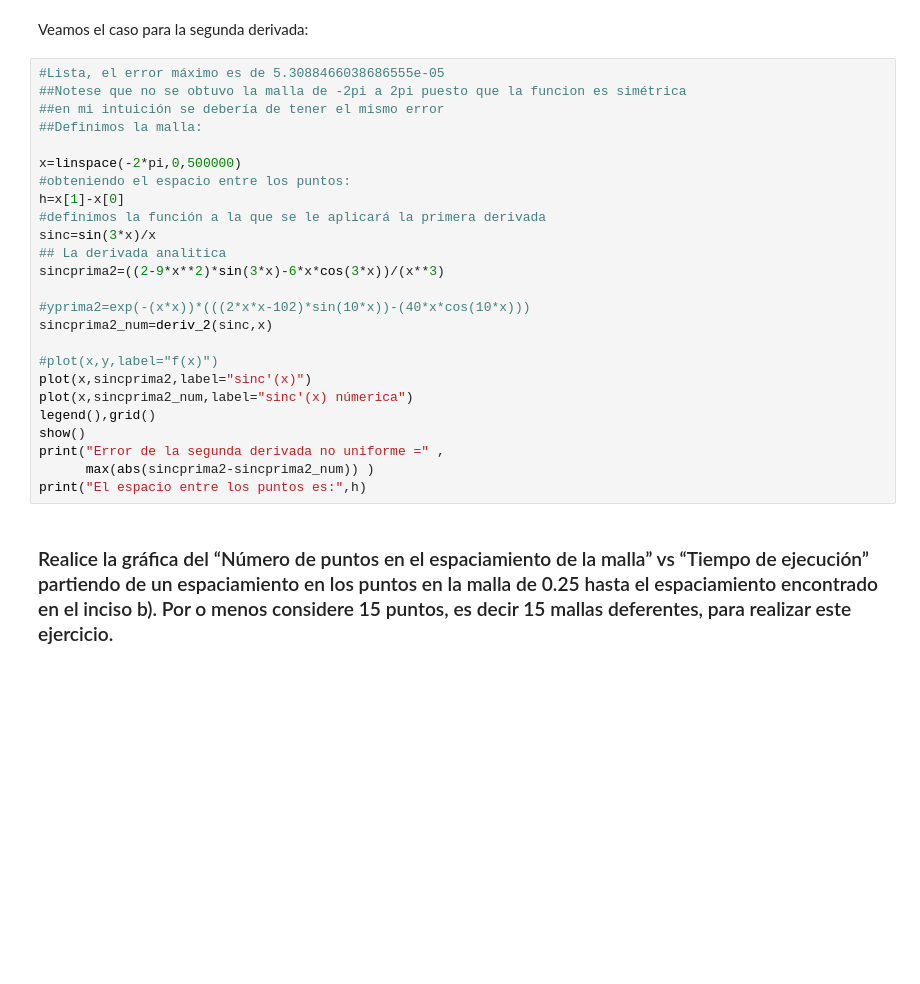
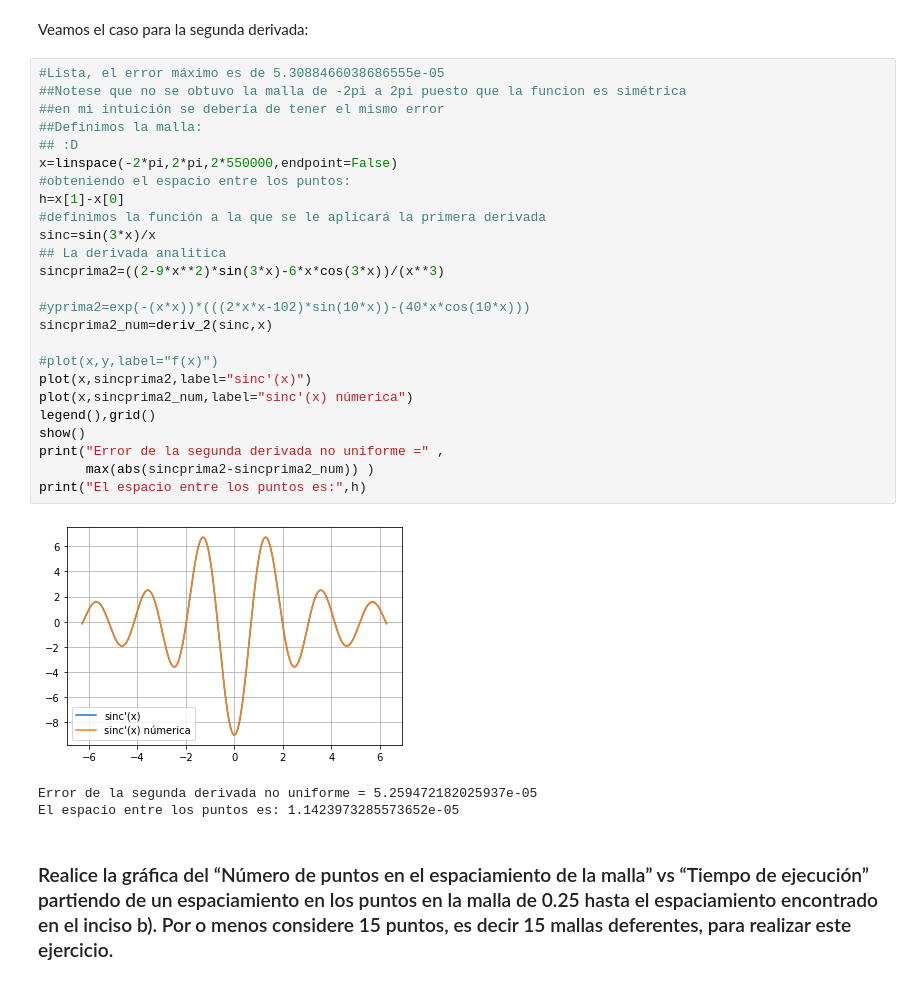
Before and after one commit to marthaaquino/Fisica-computacional, a Jupyter notebook: Tarea1.ipynb, the cells around one changed output. Cells and saved outputs as stored; diff of their text form; blank space fills up the shorter version.

```diff
--- a/Tarea1.ipynb
+++ b/Tarea1.ipynb
@@ -633,28 +621,32 @@ Veamos el caso para la segunda derivada:
 # %%
 #Lista, el error máximo es de 5.3088466038686555e-05
 ##Notese que no se obtuvo la malla de -2pi a 2pi puesto que la funcion es simétrica
 ##en mi intuición se debería de tener el mismo error
 ##Definimos la malla:
-
-x=linspace(-2*pi,0,500000)
+## :D
+x=linspace(-2*pi,2*pi,2*550000,endpoint=False)
 #obteniendo el espacio entre los puntos:
 h=x[1]-x[0]
 #definimos la función a la que se le aplicará la primera derivada
 sinc=sin(3*x)/x
 ## La derivada analitica
 sincprima2=((2-9*x**2)*sin(3*x)-6*x*cos(3*x))/(x**3)
 
 #yprima2=exp(-(x*x))*(((2*x*x-102)*sin(10*x))-(40*x*cos(10*x)))
 sincprima2_num=deriv_2(sinc,x)
 
 #plot(x,y,label="f(x)")
 plot(x,sincprima2,label="sinc'(x)")
 plot(x,sincprima2_num,label="sinc'(x) númerica")
 legend(),grid()
 show()
 print("Error de la segunda derivada no uniforme =" ,
       max(abs(sincprima2-sincprima2_num)) )
 print("El espacio entre los puntos es:",h)
+# %% [output]
+[figure, added]
+Error de la segunda derivada no uniforme = 5.259472182025937e-05
+El espacio entre los puntos es: 1.1423973285573652e-05
 # %% [markdown]
 ### Realice la gráfica del “Número de puntos en el espaciamiento de la malla” vs “Tiempo de ejecución” partiendo de un espaciamiento en los puntos en la malla de 0.25 hasta el espaciamiento encontrado en el inciso b). Por o menos considere 15 puntos, es decir 15 mallas deferentes, para realizar este ejercicio.
 # %%
```
Also changed, not shown: parts of 8 cells of this notebook.
